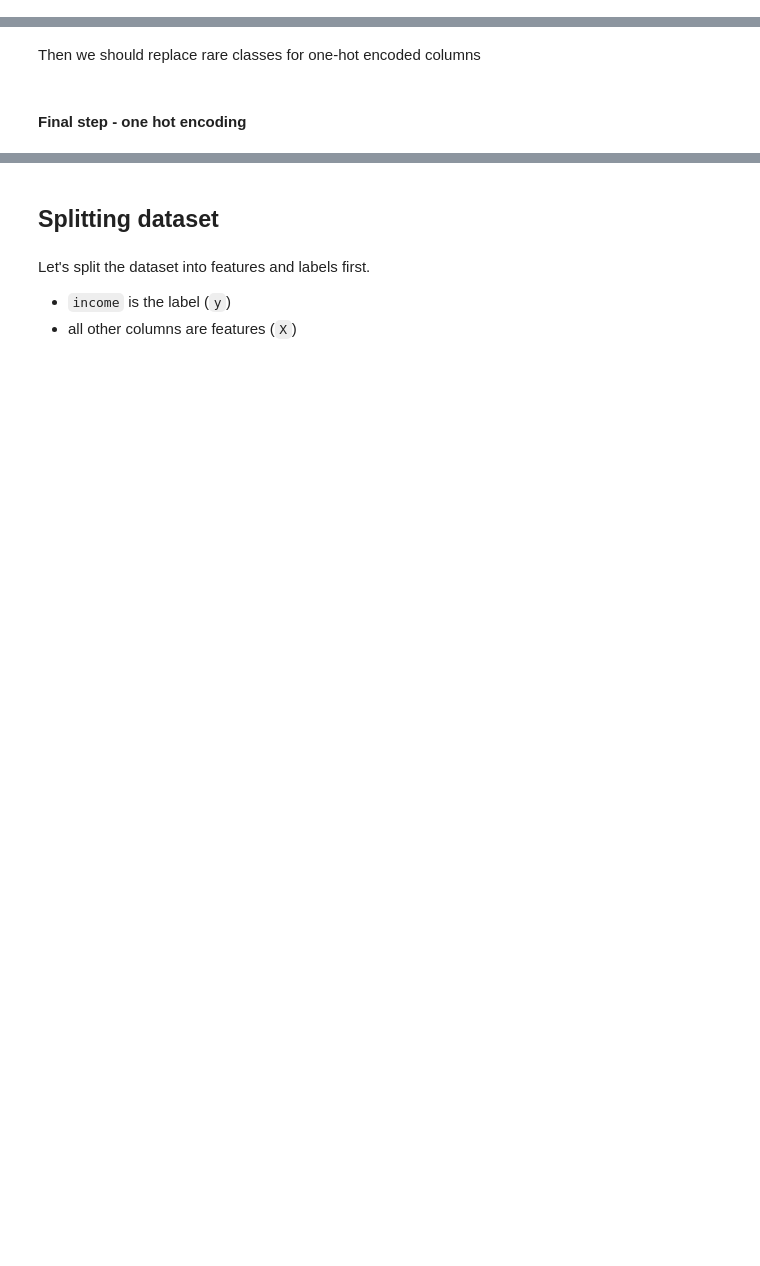
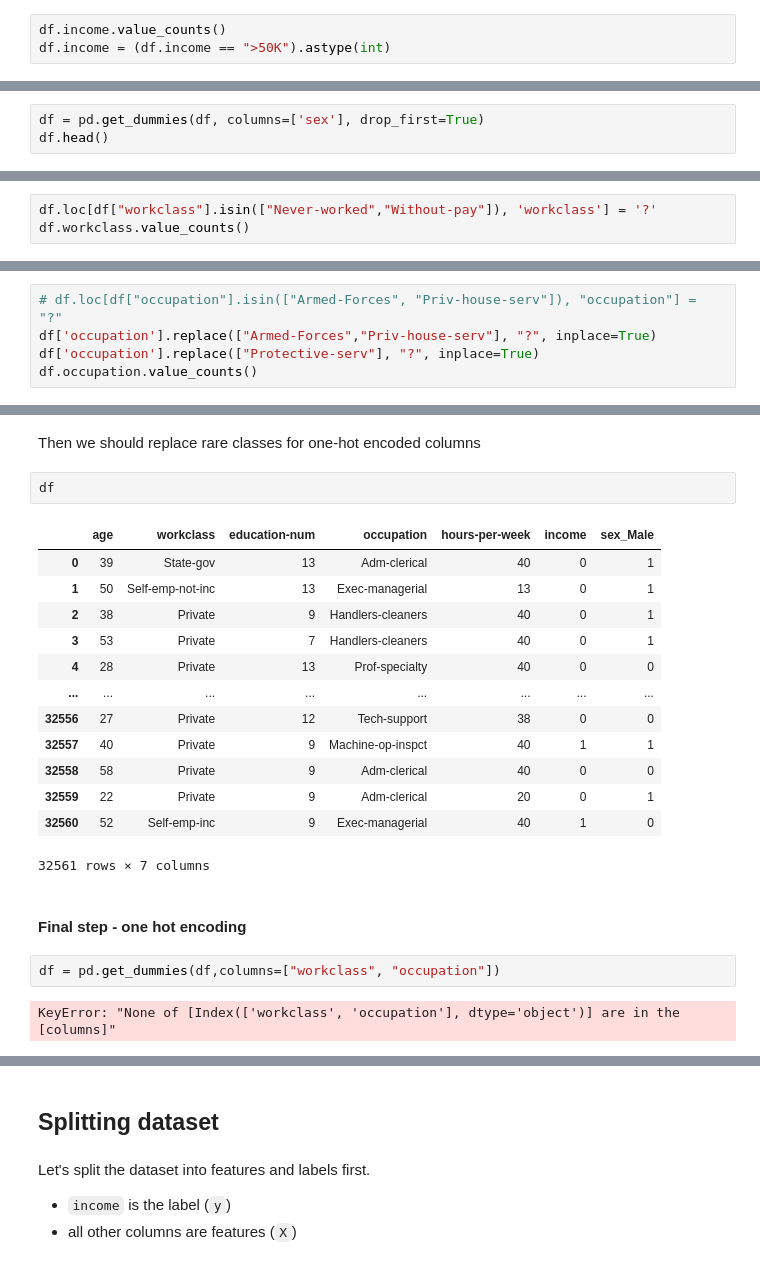
Before and after one commit to sobson125/Machine-Learning, a Jupyter notebook: Studies/Keras Basics/census_keras_empty.ipynb, the cells around one changed output, grey strips where cells are left out. Drawn from its saved outputs; the diff is of its cells as text; blank space fills up the shorter version.

```diff
--- a/Studies/Keras Basics/census_keras_empty.ipynb
+++ b/Studies/Keras Basics/census_keras_empty.ipynb
@@ -81,0 +80,3 @@ df.head()
+# %%
+df.income.value_counts()
+df.income = (df.income == ">50K").astype(int)
@@ -82,2 +93,5 @@ df.head()
 # %% [markdown]
 #### Second step - change the `sex` column into binary values
+# %%
+df = pd.get_dummies(df, columns=['sex'], drop_first=True)
+df.head()
@@ -87,0 +139,3 @@ Let's check if we have any rare classes
+# %%
+df.loc[df["workclass"].isin(["Never-worked","Without-pay"]), 'workclass'] = '?'
+df.workclass.value_counts()
@@ -87,0 +151,5 @@ Let's check if we have any rare classes
+# %%
+# df.loc[df["occupation"].isin(["Armed-Forces", "Priv-house-serv"]), "occupation"] = "?"
+df['occupation'].replace(["Armed-Forces","Priv-house-serv"], "?", inplace=True)
+df['occupation'].replace(["Protective-serv"], "?", inplace=True)
+df.occupation.value_counts()
@@ -88,4 +170,24 @@ Let's check if we have any rare classes
 # %% [markdown]
 Then we should replace rare classes for one-hot encoded columns
+# %%
+df
+# %% [output]
+|  | age | workclass | education-num | occupation | hours-per-week | income | sex_Male |
+| 0 | 39 | State-gov | 13 | Adm-clerical | 40 | 0 | 1 |
+| 1 | 50 | Self-emp-not-inc | 13 | Exec-managerial | 13 | 0 | 1 |
+| 2 | 38 | Private | 9 | Handlers-cleaners | 40 | 0 | 1 |
+| 3 | 53 | Private | 7 | Handlers-cleaners | 40 | 0 | 1 |
+| 4 | 28 | Private | 13 | Prof-specialty | 40 | 0 | 0 |
+| ... | ... | ... | ... | ... | ... | ... | ... |
+| 32556 | 27 | Private | 12 | Tech-support | 38 | 0 | 0 |
+| 32557 | 40 | Private | 9 | Machine-op-inspct | 40 | 1 | 1 |
+| 32558 | 58 | Private | 9 | Adm-clerical | 40 | 0 | 0 |
+| 32559 | 22 | Private | 9 | Adm-clerical | 20 | 0 | 1 |
+| 32560 | 52 | Self-emp-inc | 9 | Exec-managerial | 40 | 1 | 0 |
+32561 rows × 7 columns
 # %% [markdown]
 #### Final step - one hot encoding
+# %%
+df = pd.get_dummies(df,columns=["workclass", "occupation"])
+# %% [output]
+KeyError: "None of [Index(['workclass', 'occupation'], dtype='object')] are in the [columns]"
```
Also changed, not shown: parts of 30 cells of this notebook, 1 other file.
